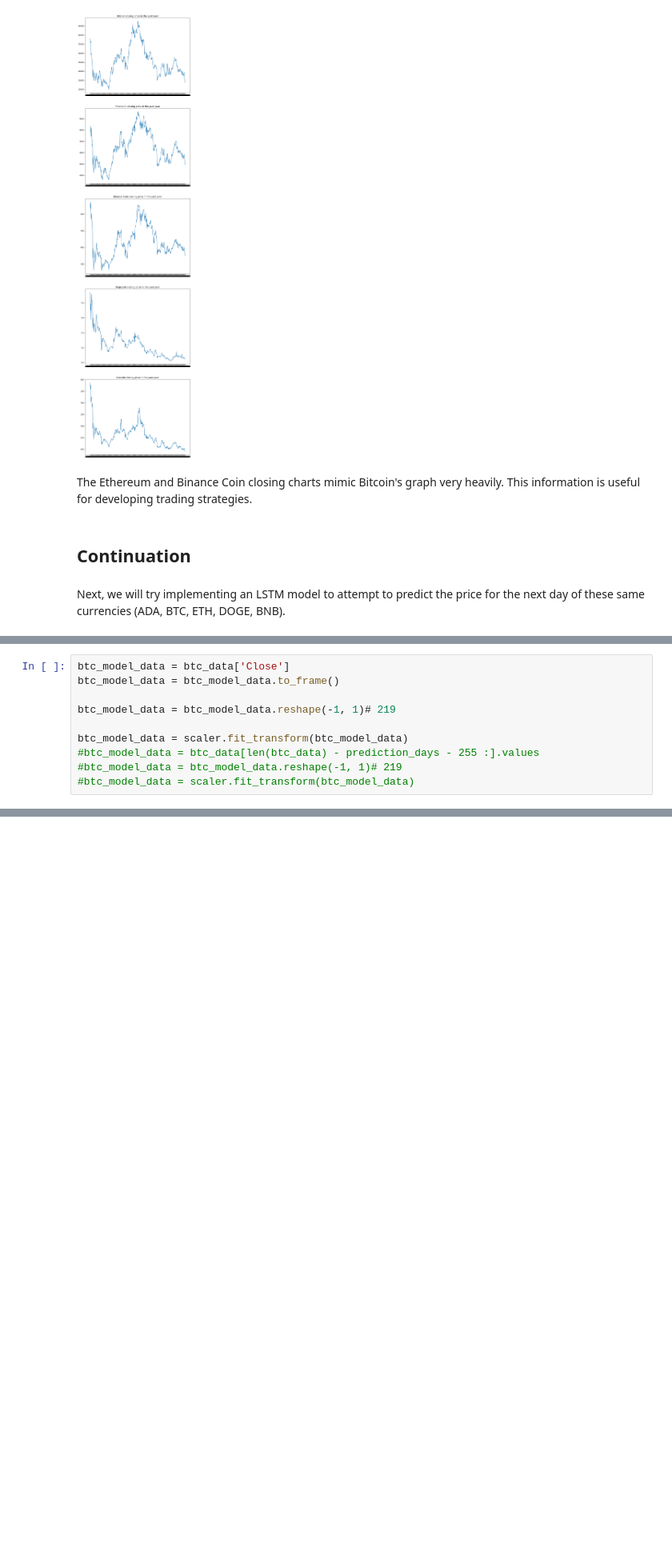
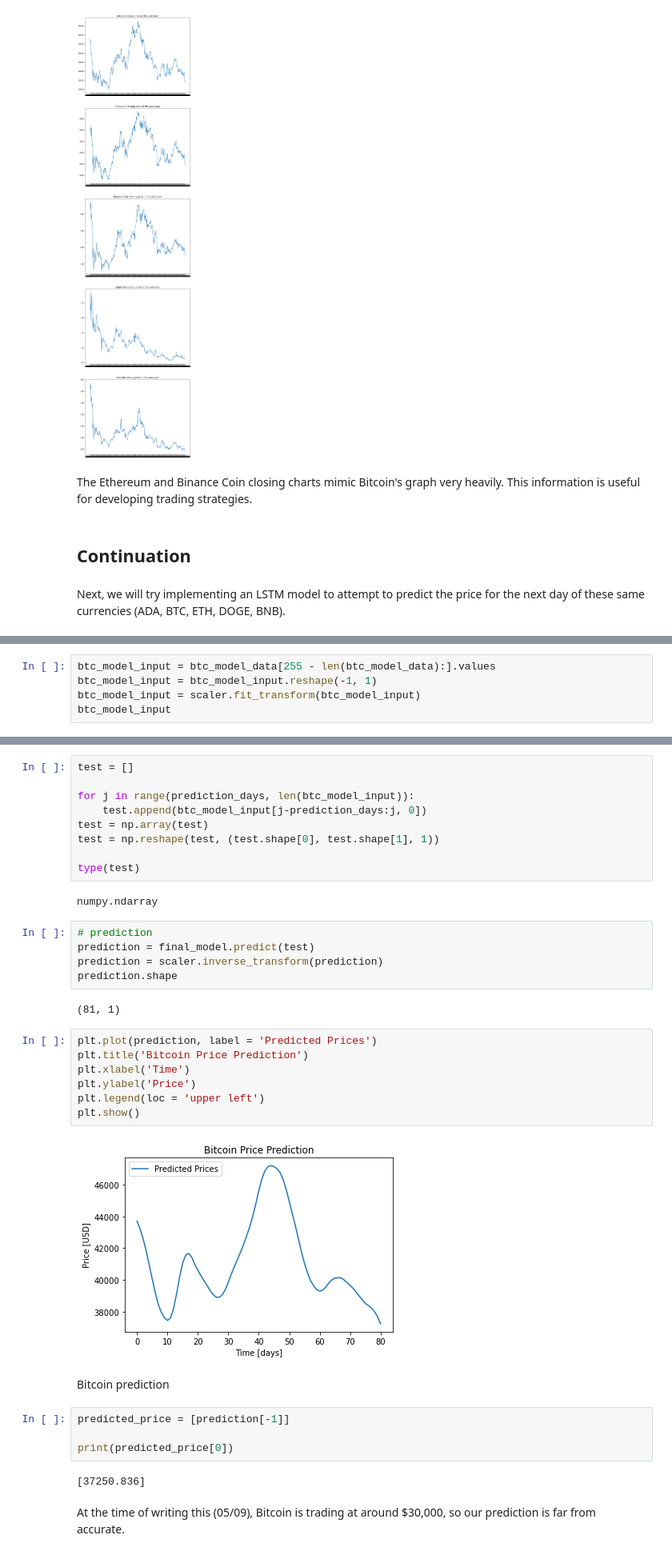
Before and after one commit to isaacmg00/542-final, a Jupyter notebook: COMP 542 Final - Cryptocurrency Analysis using Machine Learning.ipynb, the cells around one changed output, grey strips where cells are left out. Shown: that part at 80% size. Cells and saved outputs as stored; diff of their text form; blank space fills up the shorter version.

```diff
--- a/COMP 542 Final - Cryptocurrency Analysis using Machine Learning.ipynb
+++ b/COMP 542 Final - Cryptocurrency Analysis using Machine Learning.ipynb
@@ -496,10 +483,0 @@ The third LSTM layer does not seem to help. There is probably not enough data to
-# %%
-btc_model_data = btc_data['Close']
-btc_model_data = btc_model_data.to_frame()
-
-btc_model_data = btc_model_data.reshape(-1, 1)# 219
-
-btc_model_data = scaler.fit_transform(btc_model_data)
-#btc_model_data = btc_data[len(btc_data) - prediction_days - 255 :].values
-#btc_model_data = btc_model_data.reshape(-1, 1)# 219
-#btc_model_data = scaler.fit_transform(btc_model_data)
@@ -507,0 +540,5 @@ AttributeError: 'DataFrame' object has no attribute 'reshape'
+# %%
+btc_model_input = btc_model_data[255 - len(btc_model_data):].values
+btc_model_input = btc_model_input.reshape(-1, 1)
+btc_model_input = scaler.fit_transform(btc_model_input)
+btc_model_input
@@ -507,0 +563,37 @@ AttributeError: 'DataFrame' object has no attribute 'reshape'
+# %%
+test = []
+
+for j in range(prediction_days, len(btc_model_input)):
+    test.append(btc_model_input[j-prediction_days:j, 0])
+test = np.array(test)
+test = np.reshape(test, (test.shape[0], test.shape[1], 1))
+
+type(test)
+# %% [output]
+numpy.ndarray
+# %%
+# prediction
+prediction = final_model.predict(test)
+prediction = scaler.inverse_transform(prediction)
+prediction.shape
+# %% [output]
+(81, 1)
+# %%
+plt.plot(prediction, label = 'Predicted Prices')
+plt.title('Bitcoin Price Prediction')
+plt.xlabel('Time')
+plt.ylabel('Price')
+plt.legend(loc = 'upper left')
+plt.show()
+# %% [output]
+[figure, added]
+# %% [markdown]
+Bitcoin prediction
+# %%
+predicted_price = [prediction[-1]]
+
+print(predicted_price[0])
+# %% [output]
+[37250.836]
+# %% [markdown]
+At the time of writing this (05/09), Bitcoin is trading at around $30,000, so our prediction is far from accurate.
```
Also changed, not shown: parts of 59 cells of this notebook.
